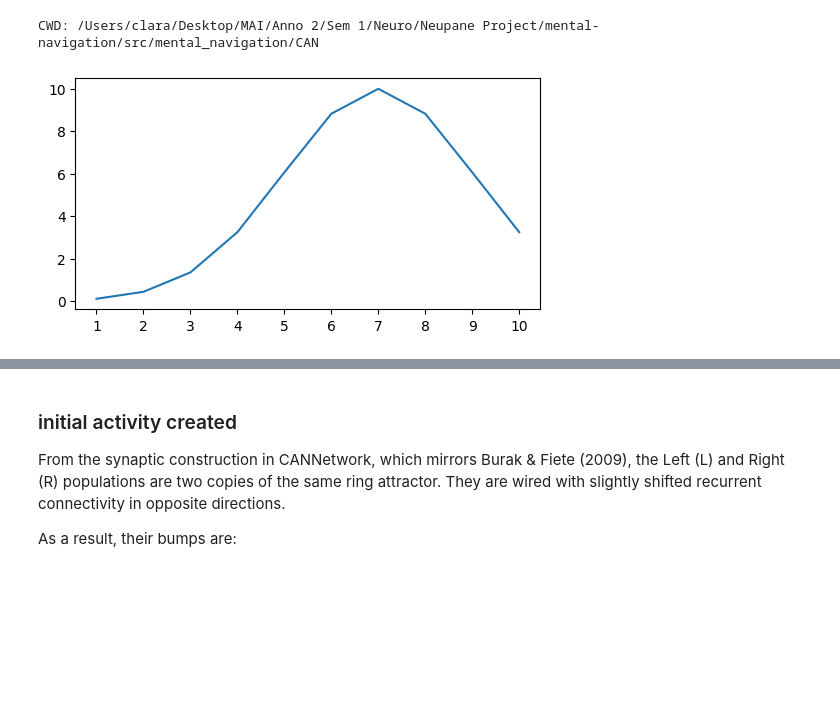
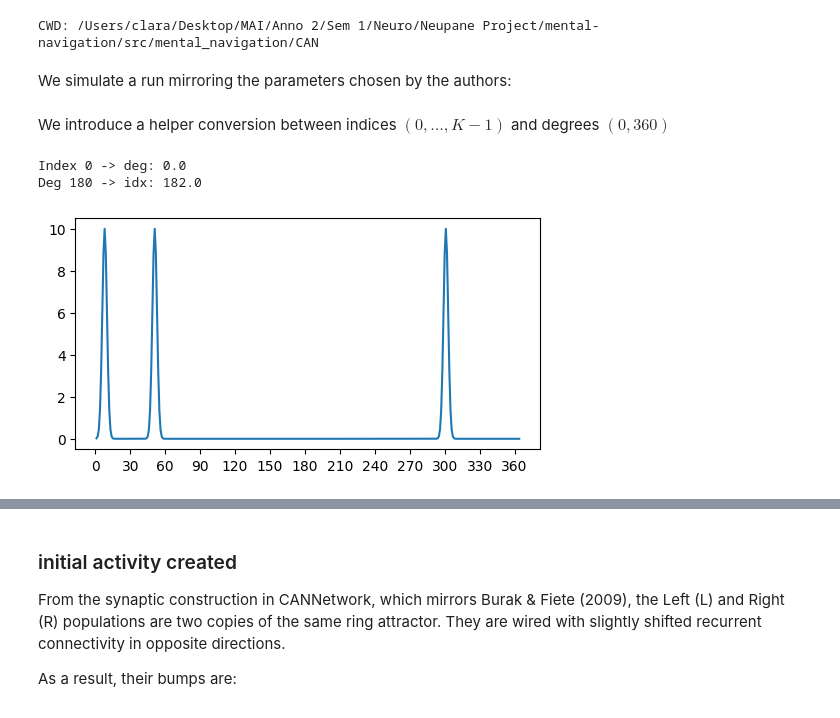
Before and after one commit to claramont/mental-navigation, a Jupyter notebook: src/mental_navigation/CAN/CAN_notebook.ipynb, the cells around one changed output, grey strips where cells are left out. Drawn from its saved outputs; the diff is of its cells as text; code cells hidden in the pictures; blank space fills up the shorter version.

```diff
--- a/src/mental_navigation/CAN/CAN_notebook.ipynb
+++ b/src/mental_navigation/CAN/CAN_notebook.ipynb
@@ -265,4 +229,6 @@ netw = CANNetwork(K=10)
+# %% [markdown]
+We simulate a run mirroring the parameters chosen by the authors:
 # %%
-K = 10
-netw = CANNetwork(K)
-model = CANSimulator(netw)
+K = 364
+net = CANNetwork(K = K)
+sim = CANSimulator(net)
@@ -274,7 +235,26 @@ landm_input = model.generate_landmark_input(
+# %% [markdown]
+We introduce a helper conversion between indices $(0, \dots, K-1)$ and degrees $(0, 360)$
+# %%
+def idx_to_deg(idx, K):
+    return (np.asarray(idx) * 360.0) / K
+
+def deg_to_idx(deg, K):
+    return (np.asarray(deg) * K) / 360.0
+
+
+print("Index 0 -> deg:", idx_to_deg(0, K))
+print("Deg 180 -> idx:", deg_to_idx(180, K))
+# %% [output]
+Index 0 -> deg: 0.0
+Deg 180 -> idx: 182.0
 # %%
+landm_input = sim.generate_landmark_input(
+    centers= [7, 50, 300],
+    std= 2.0,
+    ampl_scaling = 10.0)
 plt.figure(figsize = (6,3))
 plt.plot(np.arange(1, K+1), landm_input)
-plt.xticks(np.arange(1, K+1))
+plt.xticks(np.arange(0, K, 30))
 plt.show()
 # %% [output]
-[figure, old version]
+[figure, new version]
```
Also changed, not shown: parts of 21 cells of this notebook, 2 other files.
